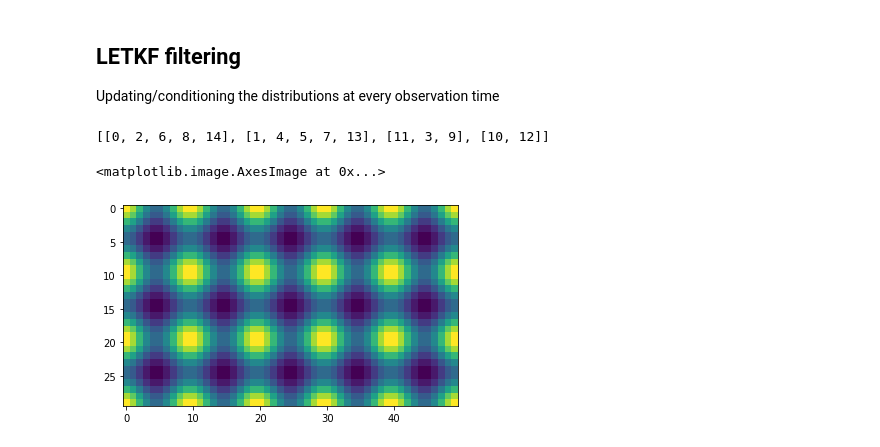
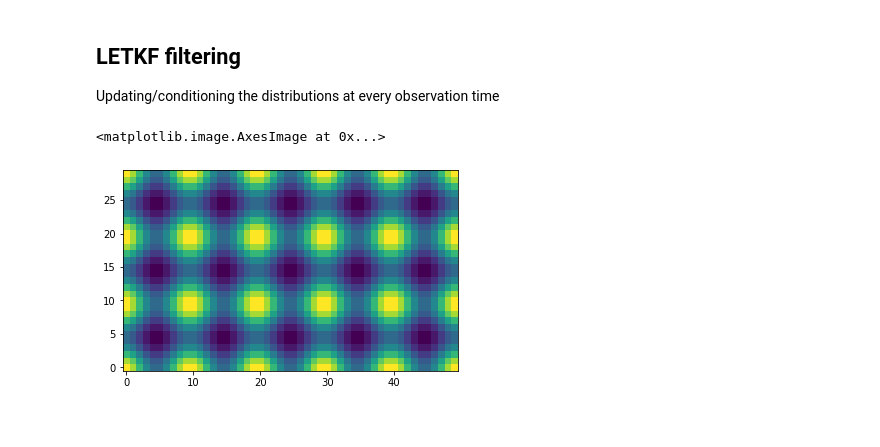
Before and after one commit to FlorianBeiser/advectionDiffusion, a Jupyter notebook: LETKFiltering.ipynb, the cells around one changed output. Saved outputs shown, nothing was run; the diff lists cells and outputs as text; code cells hidden in the pictures.

```diff
--- a/LETKFiltering.ipynb
+++ b/LETKFiltering.ipynb
@@ -45,13 +45,9 @@ observation.plot_positions()
 Updating/conditioning the distributions at every observation time
 # %%
 letkFilter = LETKalmanFilter.LETKalman(statistics, observation, 5)
-# %%
-letkFilter.groups
-# %% [output]
-[[0, 2, 6, 8, 14], [1, 4, 5, 7, 13], [11, 3, 9], [10, 12]]
 # %%
 from matplotlib import pyplot as plt
-plt.imshow(letkFilter.W_analysis)
+plt.imshow(letkFilter.W_analysis, origin="lower")
 # %% [output]
 <matplotlib.image.AxesImage at 0x...>
-[figure, old version]
+[figure, new version]
```
Also changed, not shown: parts of 24 cells of this notebook, 2 other files.
